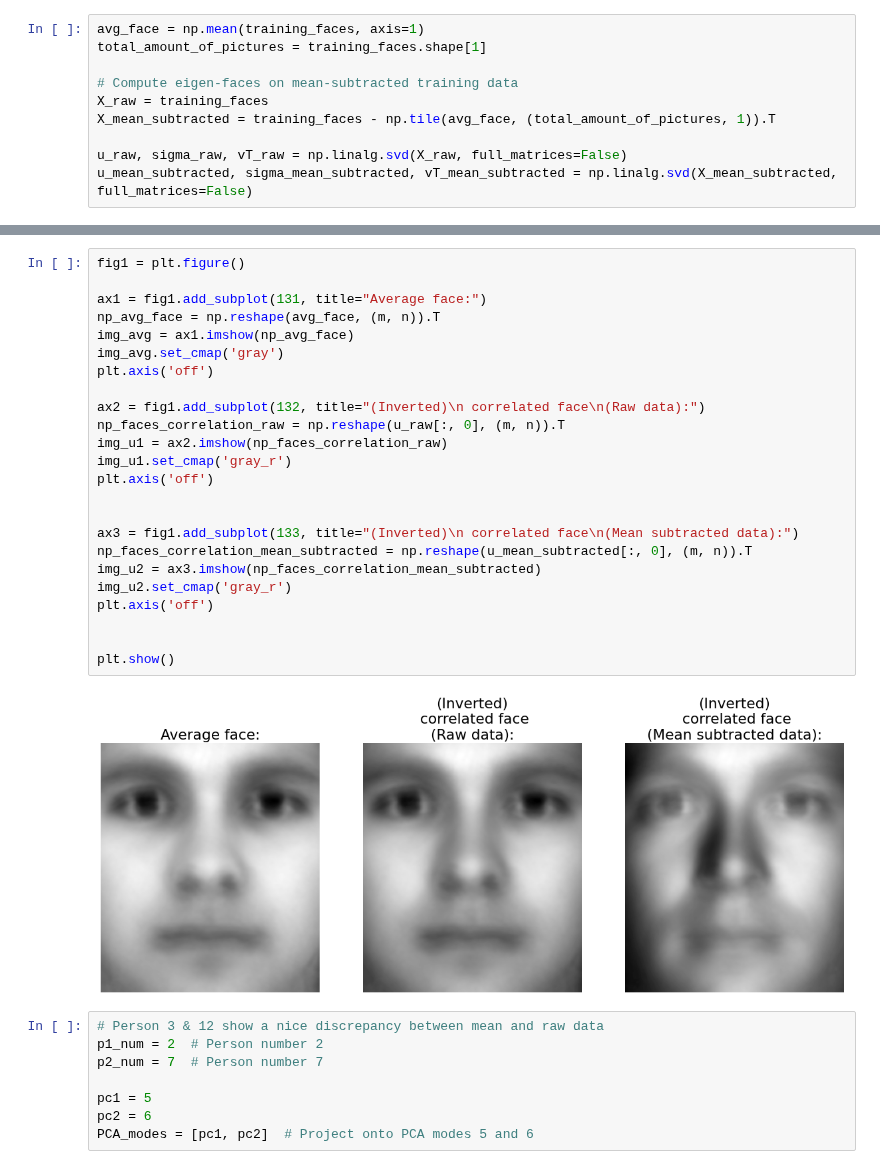
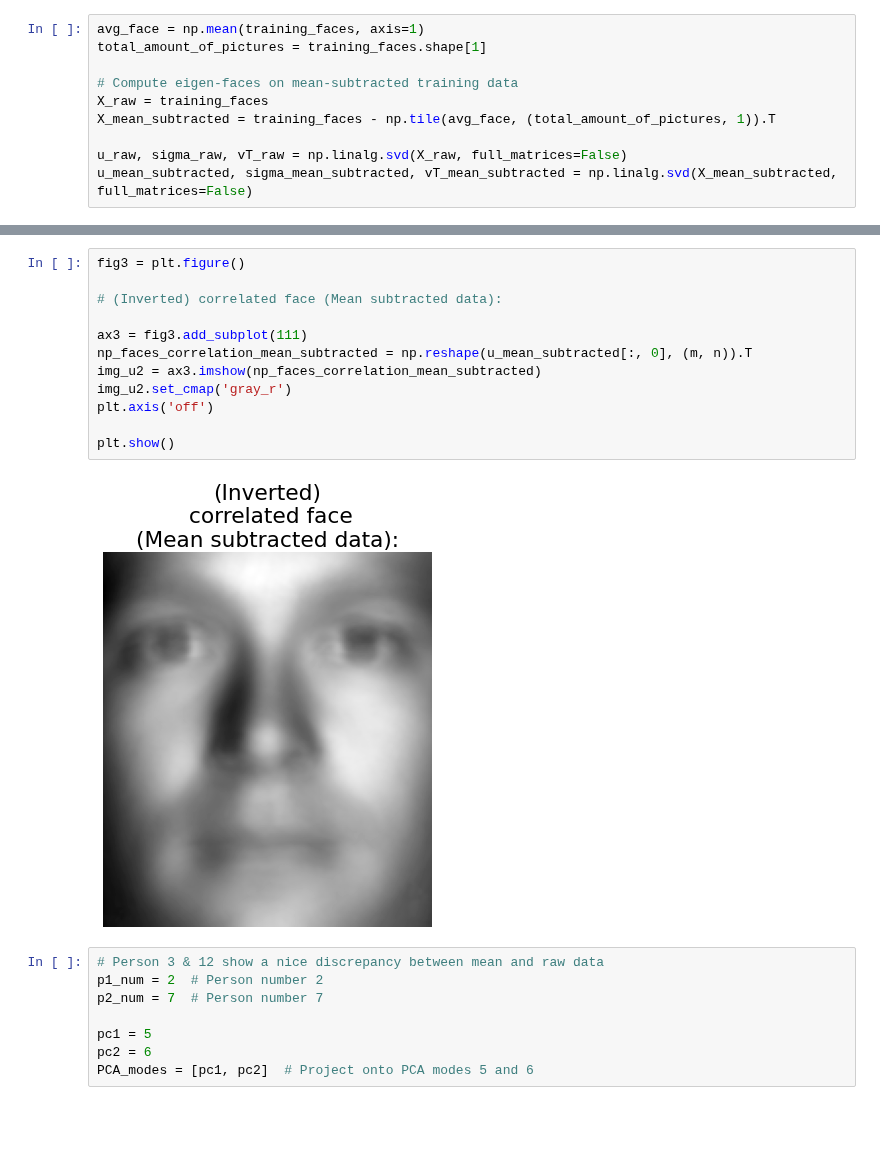
Before and after one commit to cedric-uden/Dimensionality-Reduction, a Jupyter notebook: notebooks/SVD-Meaningful_PCs.ipynb, the cells around one changed output, grey strips where cells are left out. Cells and saved outputs as stored; diff of their text form; blank space fills up the shorter version.

Commit message:
split the graphs and commented the content of the images

```diff
--- a/notebooks/SVD-Meaningful_PCs.ipynb
+++ b/notebooks/SVD-Meaningful_PCs.ipynb
@@ -75,29 +103,17 @@ u_mean_subtracted, sigma_mean_subtracted, vT_mean_subtracted = np.linalg.svd(X_m
 # %%
-fig1 = plt.figure()
+fig3 = plt.figure()
 
-ax1 = fig1.add_subplot(131, title="Average face:")
-np_avg_face = np.reshape(avg_face, (m, n)).T
-img_avg = ax1.imshow(np_avg_face)
-img_avg.set_cmap('gray')
-plt.axis('off')
+# (Inverted) correlated face (Mean subtracted data):
 
-ax2 = fig1.add_subplot(132, title="(Inverted)\n correlated face\n(Raw data):")
-np_faces_correlation_raw = np.reshape(u_raw[:, 0], (m, n)).T
-img_u1 = ax2.imshow(np_faces_correlation_raw)
-img_u1.set_cmap('gray_r')
-plt.axis('off')
-
-
-ax3 = fig1.add_subplot(133, title="(Inverted)\n correlated face\n(Mean subtracted data):")
+ax3 = fig3.add_subplot(111)
 np_faces_correlation_mean_subtracted = np.reshape(u_mean_subtracted[:, 0], (m, n)).T
 img_u2 = ax3.imshow(np_faces_correlation_mean_subtracted)
 img_u2.set_cmap('gray_r')
 plt.axis('off')
 
-
 plt.show()
 # %% [output]
-[figure, old version]
+[figure, new version]
 # %%
 # Person 3 & 12 show a nice discrepancy between mean and raw data
 p1_num = 2  # Person number 2
```
Also changed, not shown: parts of 4 cells of this notebook.
